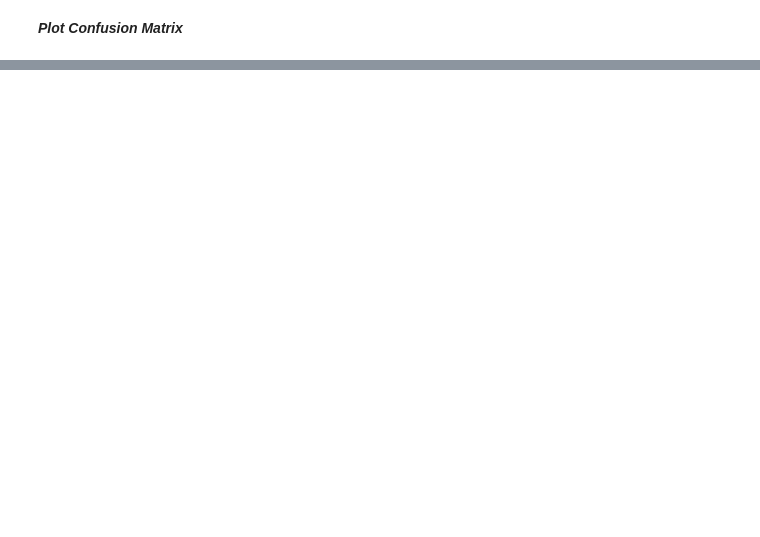
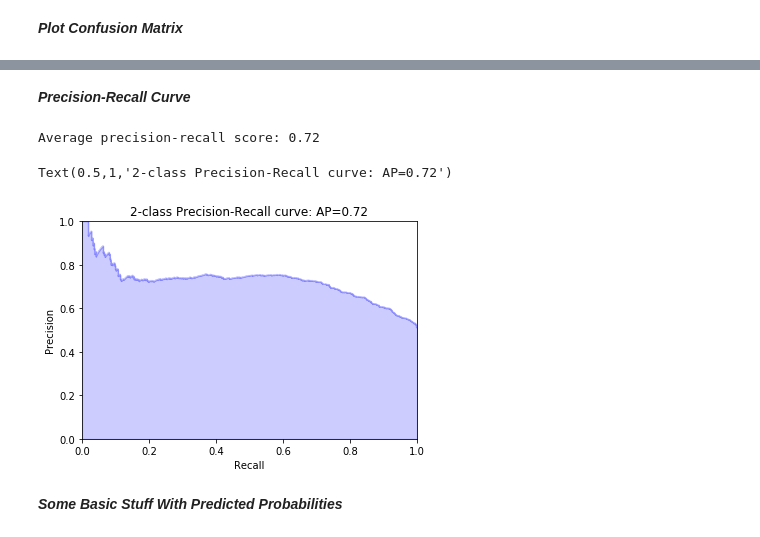
Before and after one commit to samsenko/stock-direction-prediction, a Jupyter notebook: Stock_Direction_Prediction.ipynb, the cells around one changed output, grey strips where cells are left out. Drawn from its saved outputs; the diff is of its cells as text; code cells hidden in the pictures; blank space fills up the shorter version.

```diff
--- a/Stock_Direction_Prediction.ipynb
+++ b/Stock_Direction_Prediction.ipynb
@@ -193,0 +221,27 @@ Normalized confusion matrix
+# %% [markdown]
+***Precision-Recall Curve***
+# %%
+y_score = clf.predict_proba(test_xs).T[1]
+average_precision = average_precision_score(test_ys, y_score, pos_label = 'up')
+print('Average precision-recall score: {0:0.2f}'.format(
+      average_precision))
+precision, recall, thresholds = precision_recall_curve(test_ys, y_score, pos_label = 'up')
+step_kwargs = ({'step': 'post'}
+               if 'step' in signature(plt.fill_between).parameters
+               else {})
+plt.step(recall, precision, color='b', alpha=0.2,
+         where='post')
+plt.fill_between(recall, precision, alpha=0.2, color='b', **step_kwargs)
+
+plt.xlabel('Recall')
+plt.ylabel('Precision')
+plt.ylim([0.0, 1.0])
+plt.xlim([0.0, 1.0])
+plt.title('2-class Precision-Recall curve: AP={0:0.2f}'.format(
+          average_precision))
+# %% [output]
+Average precision-recall score: 0.72
+Text(0.5,1,'2-class Precision-Recall curve: AP=0.72')
+[figure, added]
+# %% [markdown]
+***Some Basic Stuff With Predicted Probabilities***
```
Also changed, not shown: parts of 10 cells of this notebook.
